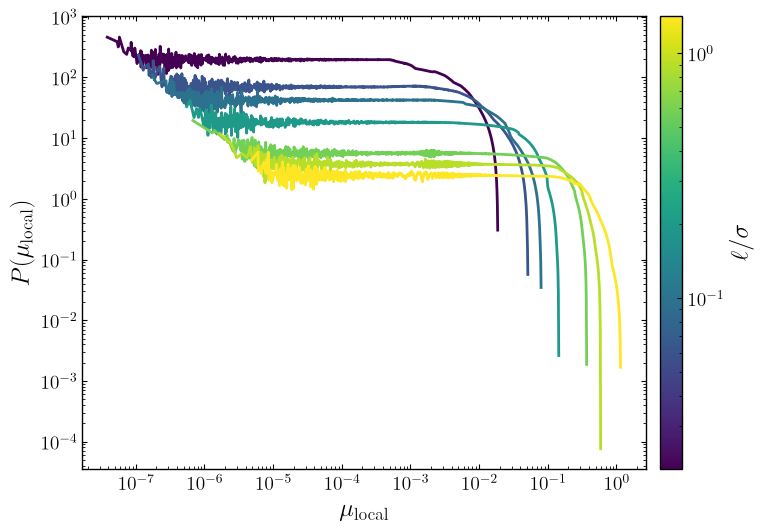
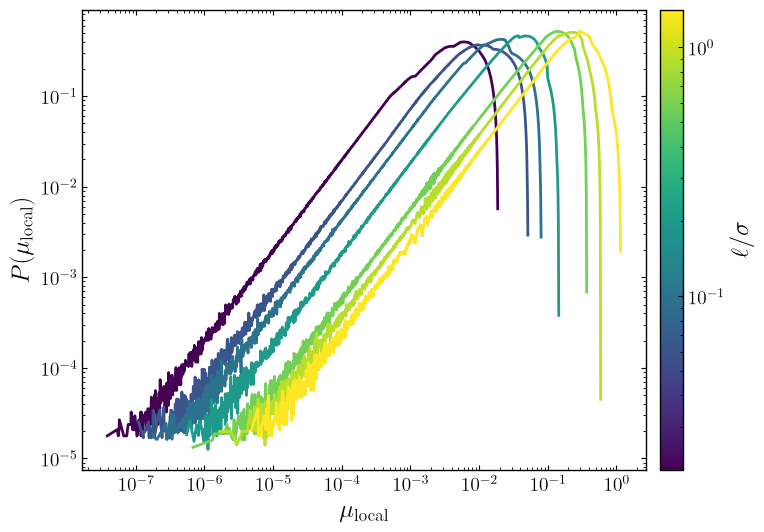
The change to this notebook cell's code, shown as a diff; its figure went from the first image to the second:
--- before
+++ after
@@ -48,5 +48,5 @@
     ax.plot(
         centers[mask],
-        probability[mask],
+        probability[mask] * centers[mask],
         color=cmap(norm(ratio)),
     )
@@ -64,4 +64,4 @@
 ax.set_ylabel(r"$P(\mu_{\mathrm{local}})$")
 plt.tight_layout()
-plt.savefig("../../figures/friction/uniform/sampled-distributions.png", dpi=600, bbox_inches="tight")
+# plt.savefig("../../figures/friction/uniform/sampled-distributions.png", dpi=600, bbox_inches="tight")
 plt.show()

Commit: height distribution work